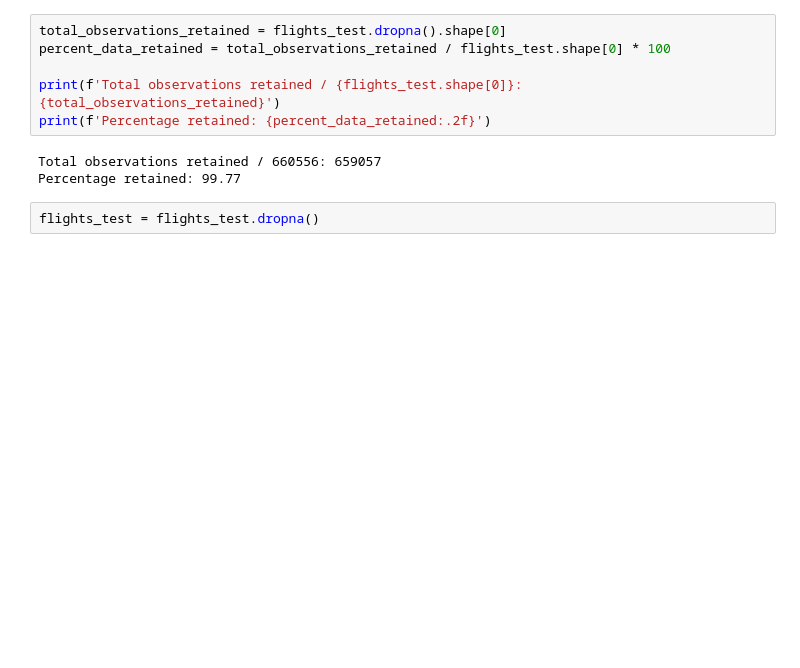
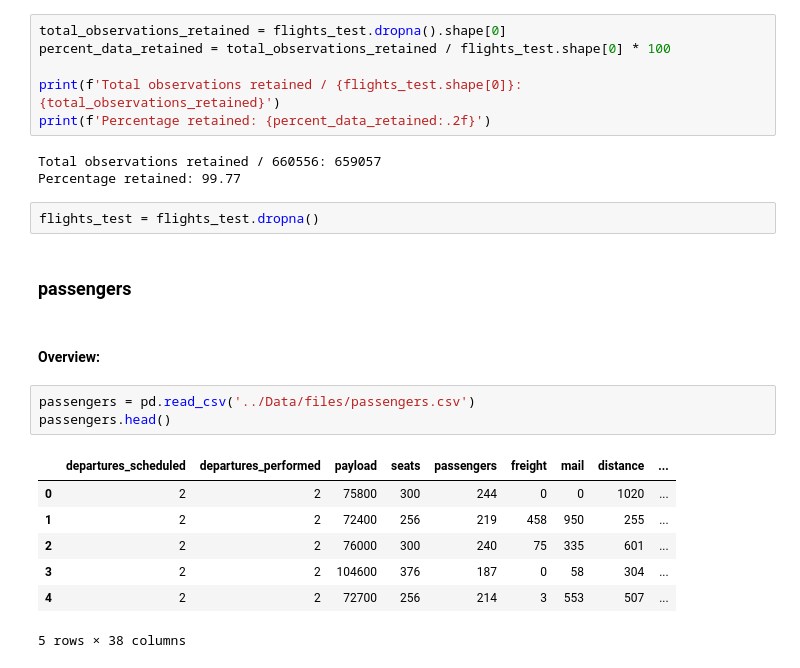
Before and after one commit to jsilke/flight-delay-prediction, a Jupyter notebook: Exploration/data_overview.ipynb, the cells around one changed output. Cells and saved outputs as stored; diff of their text form; blank space fills up the shorter version.

```diff
--- a/Exploration/EDA.ipynb
+++ b/Exploration/data_overview.ipynb
@@ -362,3 +339,18 @@ Total observations retained / 660556: 659057
 Percentage retained: 99.77
 # %%
 flights_test = flights_test.dropna()
+# %% [markdown]
+### **passengers**
+# %% [markdown]
+#### Overview:
+# %%
+passengers = pd.read_csv('../Data/files/passengers.csv')
+passengers.head()
+# %% [output]
+|  | departures_scheduled | departures_performed | payload | seats | passengers | freight | mail | distance | ... |
+| 0 | 2 | 2 | 75800 | 300 | 244 | 0 | 0 | 1020 | ... |
+| 1 | 2 | 2 | 72400 | 256 | 219 | 458 | 950 | 255 | ... |
+| 2 | 2 | 2 | 76000 | 300 | 240 | 75 | 335 | 601 | ... |
+| 3 | 2 | 2 | 104600 | 376 | 187 | 0 | 58 | 304 | ... |
+| 4 | 2 | 2 | 72700 | 256 | 214 | 3 | 553 | 507 | ... |
+5 rows × 38 columns
```
Also changed, not shown: parts of 27 cells of this notebook.
